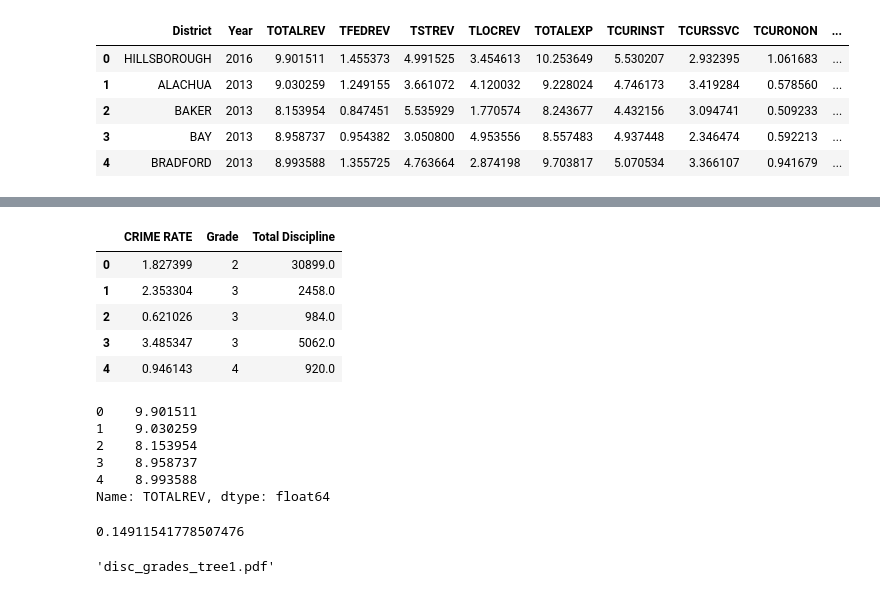
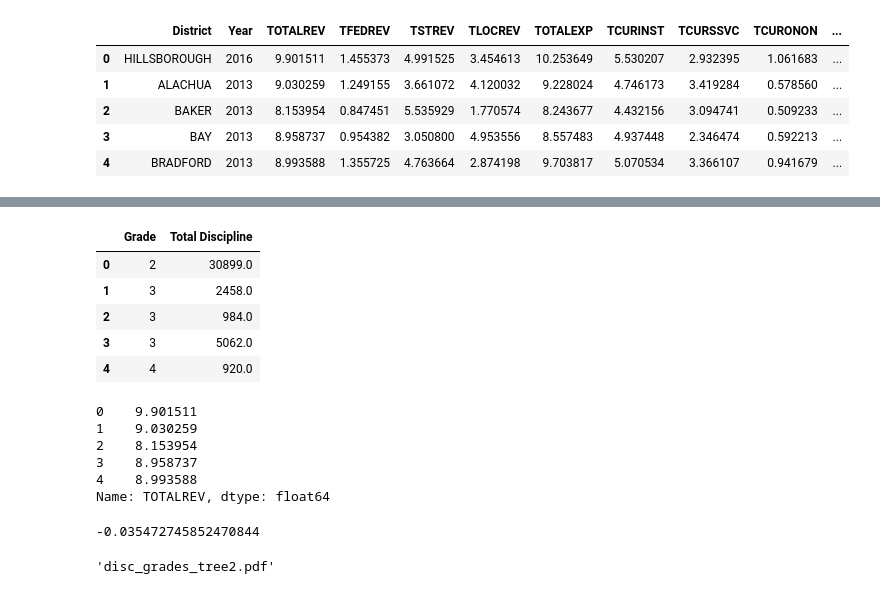
Before and after one commit to cschubert29/Intro_DS_Project, a Jupyter notebook: Code/Discipline_Grades_vs_Funding.ipynb, the cells around one changed output, grey strips where cells are left out. Drawn from its saved outputs; the diff is of its cells as text; code cells hidden in the pictures.

Commit message:
another tree

```diff
--- a/Code/Discipline_Grades_vs_Funding.ipynb
+++ b/Code/Discipline_Grades_vs_Funding.ipynb
@@ -143,20 +143,20 @@ list(Merged_DF)
  'Total Discipline']
 # %%
 cols= [
- 'CRIME RATE',
+ #'CRIME RATE',
  'Grade',
 'Total Discipline']
 
 features = Merged_DF[cols]
 
 features.head()
 # %% [output]
-|  | CRIME RATE | Grade | Total Discipline |
-| 0 | 1.827399 | 2 | 30899.0 |
-| 1 | 2.353304 | 3 | 2458.0 |
-| 2 | 0.621026 | 3 | 984.0 |
-| 3 | 3.485347 | 3 | 5062.0 |
-| 4 | 0.946143 | 4 | 920.0 |
+|  | Grade | Total Discipline |
+| 0 | 2 | 30899.0 |
+| 1 | 3 | 2458.0 |
+| 2 | 3 | 984.0 |
+| 3 | 3 | 5062.0 |
+| 4 | 4 | 920.0 |
 # %%
 target = Merged_DF['TOTALREV']
 target.head()
@@ -177,11 +177,11 @@ X_train, X_test, y_train, y_test = train_test_split(features, target, test_size=
 # %%
 #Create a decision Tree and calculate the score
 
-regressor = DecisionTreeRegressor(random_state=0, min_samples_leaf=10, max_depth=3)
+regressor = DecisionTreeRegressor(random_state=0, min_samples_leaf=5, max_depth=3)
 model = regressor.fit(X_train, y_train)
 model.score(X_test, y_test)
 # %% [output]
-0.14911541778507476
+-0.035472745852470844
 # %%
 import graphviz
 from sklearn import tree
@@ -190,9 +190,9 @@ dot_data = tree.export_graphviz(model, out_file=None, feature_names=list(X_train
 
 graph = graphviz.Source(dot_data)
 
-graph.render("disc_grades_tree1")
+graph.render("disc_grades_tree2")
 # %% [output]
-'disc_grades_tree1.pdf'
+'disc_grades_tree2.pdf'
 # %%
 import statsmodels.api as sm
 
```
Also changed, not shown: parts of 2 cells of this notebook, 2 other files.
